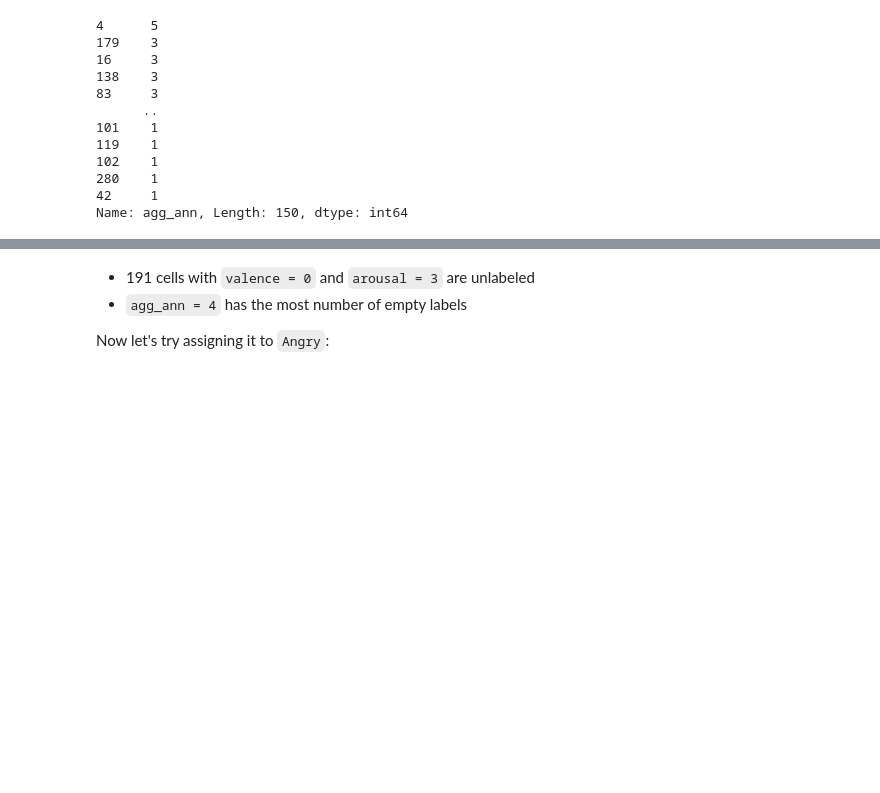
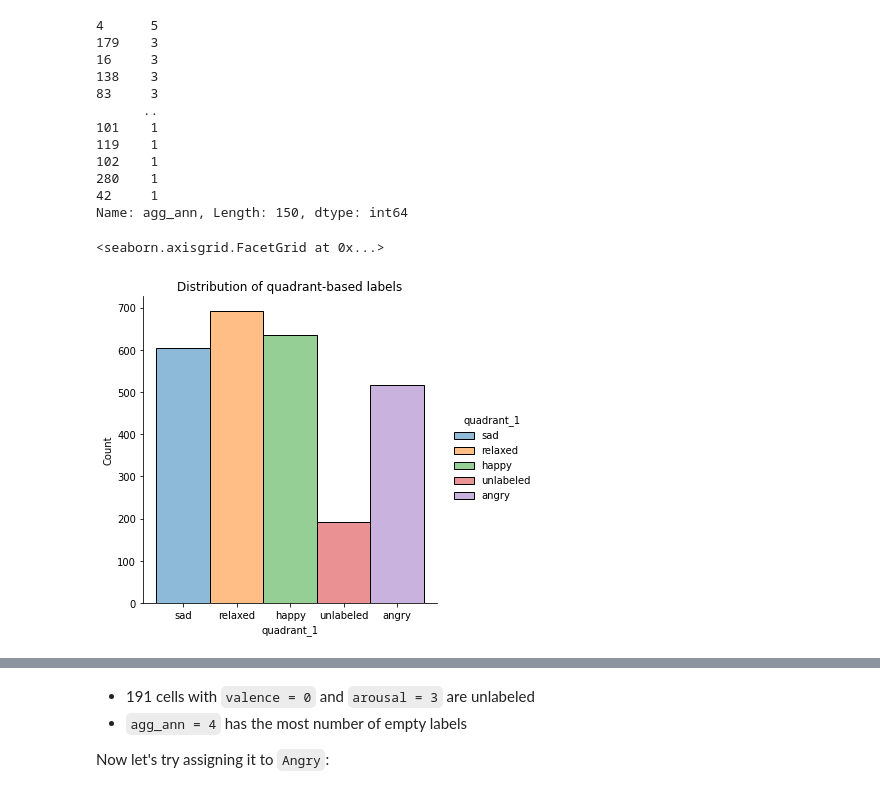
Before and after one commit to Madhu-Mitra/MLPC, a Jupyter notebook: Task_2_Data_Exploration_Report_Queby.ipynb, the cells around one changed output, grey strips where cells are left out. Cells and saved outputs as stored; diff of their text form; code cells hidden in the pictures; blank space fills up the shorter version.

```diff
--- a/Task_2_Data_Exploration_Report_Queby.ipynb
+++ b/Task_2_Data_Exploration_Report_Queby.ipynb
@@ -150,3 +137,9 @@ df["agg_ann"].loc[df["quadrant_1"] == ""].value_counts()
 280    1
 42     1
 Name: agg_ann, Length: 150, dtype: int64
+# %%
+df["quadrant_1"].loc[df["quadrant_1"] == ""] = "unlabeled"
+sns.displot(df, x="quadrant_1", kde=True, hue="quadrant_1", kind="hist").set(title='Distribution of quadrant-based labels')
+# %% [output]
+<seaborn.axisgrid.FacetGrid at 0x...>
+[figure, added]
```
Also changed, not shown: parts of 17 cells of this notebook.
